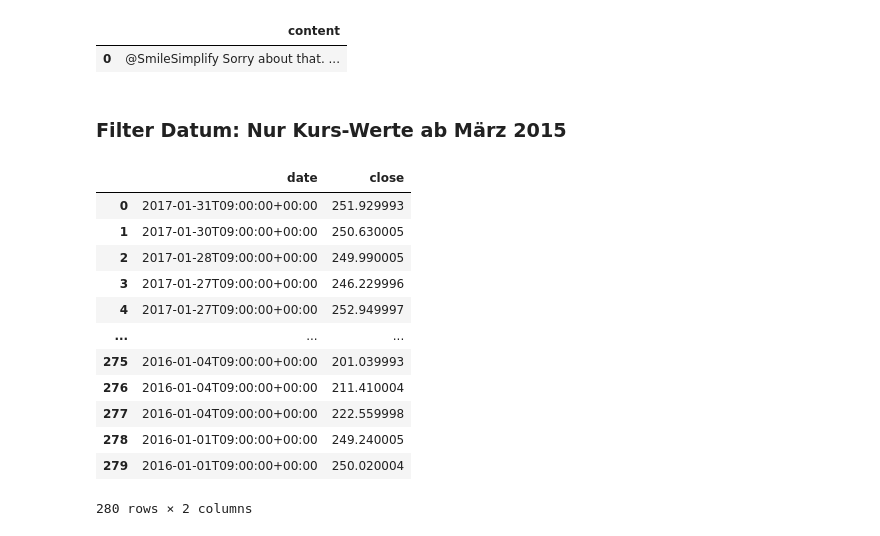
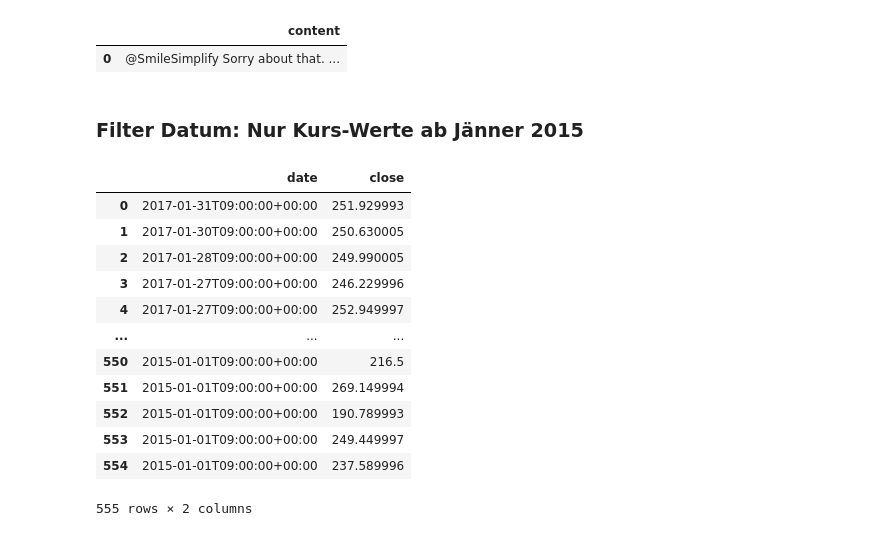
Before and after one commit to PaulaAnna/SemanticWeb, a Jupyter notebook: Gruppe Tesla-Musk.ipynb, the cells around one changed output. Cells and saved outputs as stored; diff of their text form; code cells hidden in the pictures.

```diff
--- a/Gruppe Tesla-Musk.ipynb
+++ b/Gruppe Tesla-Musk.ipynb
@@ -109,39 +109,39 @@ DataFrame(result, columns=result.vars)
 |  | content |
 | 0 | @SmileSimplify Sorry about that. ... |
 # %% [markdown]
-### Filter Datum: Nur Kurs-Werte ab März 2015
+### Filter Datum: Nur Kurs-Werte ab Jänner 2015
 # %%
 result = g.query("""
 PREFIX rdfs: <http://www.w3.org/2000/01/rdf-schema#>
 PREFIX dbo:  <http://dbpedia.org/ontology/>
 PREFIX rdf:  <http://www.w3.org/1999/02/22-rdf-syntax-ns#>
 PREFIX xsd:  <http://www.w3.org/2001/XMLSchema#>
 PREFIX sioc: <http://rdfs.org/sioc/ns#>
 PREFIX dc:   <http://purl.org/dc/elements/1.1/>
 
 SELECT ?date ?close
 
 WHERE {
    ?tradingDay ex:close ?close ;
     ex:date ?date .
-    FILTER (?date > "2015-03-01T00:00:00Z"^^xsd:dateTime)
+    FILTER (?date > "2015-01-01T00:00:00Z"^^xsd:dateTime)
  }
 
 ORDER BY DESC(?date)
 """)
 
 DataFrame(result, columns=result.vars)
 # %% [output]
 |  | date | close |
 | 0 | 2017-01-31T09:00:00+00:00 | 251.929993 |
 | 1 | 2017-01-30T09:00:00+00:00 | 250.630005 |
 | 2 | 2017-01-28T09:00:00+00:00 | 249.990005 |
 | 3 | 2017-01-27T09:00:00+00:00 | 246.229996 |
 | 4 | 2017-01-27T09:00:00+00:00 | 252.949997 |
 | ... | ... | ... |
-| 275 | 2016-01-04T09:00:00+00:00 | 201.039993 |
-| 276 | 2016-01-04T09:00:00+00:00 | 211.410004 |
-| 277 | 2016-01-04T09:00:00+00:00 | 222.559998 |
-| 278 | 2016-01-01T09:00:00+00:00 | 249.240005 |
-| 279 | 2016-01-01T09:00:00+00:00 | 250.020004 |
+| 550 | 2015-01-01T09:00:00+00:00 | 216.5 |
+| 551 | 2015-01-01T09:00:00+00:00 | 269.149994 |
+| 552 | 2015-01-01T09:00:00+00:00 | 190.789993 |
+| 553 | 2015-01-01T09:00:00+00:00 | 249.449997 |
+| 554 | 2015-01-01T09:00:00+00:00 | 237.589996 |
-280 rows × 2 columns
+555 rows × 2 columns
```
Also changed, not shown: parts of 6 cells of this notebook.
